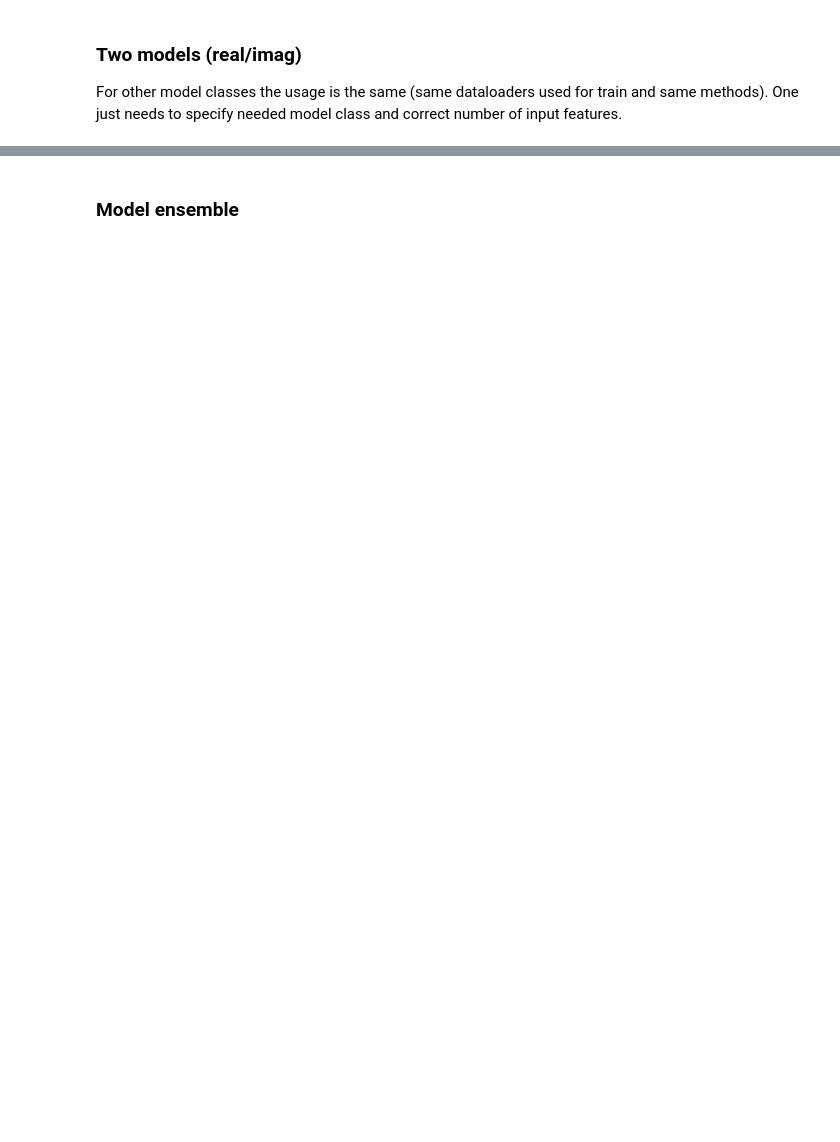
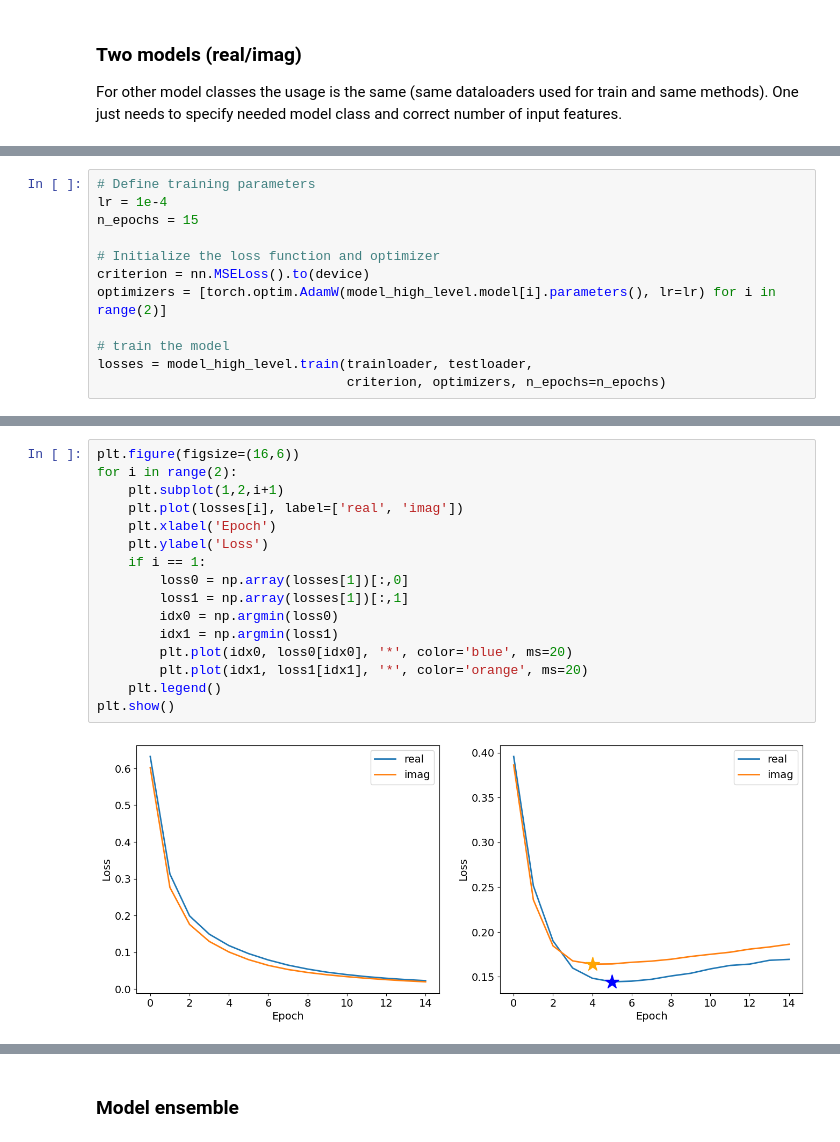
Before and after one commit to maxbalrog/laser-jitter, a Jupyter notebook: usage.ipynb, the cells around one changed output, grey strips where cells are left out. Cells and saved outputs as stored; diff of their text form; blank space fills up the shorter version.

```diff
--- a/usage.ipynb
+++ b/usage.ipynb
@@ -619,0 +732,12 @@ For other model classes the usage is the same (same dataloaders used for train a
+# %%
+# Define training parameters
+lr = 1e-4
+n_epochs = 15
+
+# Initialize the loss function and optimizer
+criterion = nn.MSELoss().to(device)
+optimizers = [torch.optim.AdamW(model_high_level.model[i].parameters(), lr=lr) for i in range(2)]
+
+# train the model
+losses = model_high_level.train(trainloader, testloader,
+                                criterion, optimizers, n_epochs=n_epochs)
@@ -619,0 +760,18 @@ For other model classes the usage is the same (same dataloaders used for train a
+# %%
+plt.figure(figsize=(16,6))
+for i in range(2):
+    plt.subplot(1,2,i+1)
+    plt.plot(losses[i], label=['real', 'imag'])
+    plt.xlabel('Epoch')
+    plt.ylabel('Loss')
+    if i == 1:
+        loss0 = np.array(losses[1])[:,0]
+        loss1 = np.array(losses[1])[:,1]
+        idx0 = np.argmin(loss0)
+        idx1 = np.argmin(loss1)
+        plt.plot(idx0, loss0[idx0], '*', color='blue', ms=20)
+        plt.plot(idx1, loss1[idx1], '*', color='orange', ms=20)
+    plt.legend()
+plt.show()
+# %% [output]
+[figure, added]
```
Also changed, not shown: parts of 27 cells of this notebook, 1 other file.
